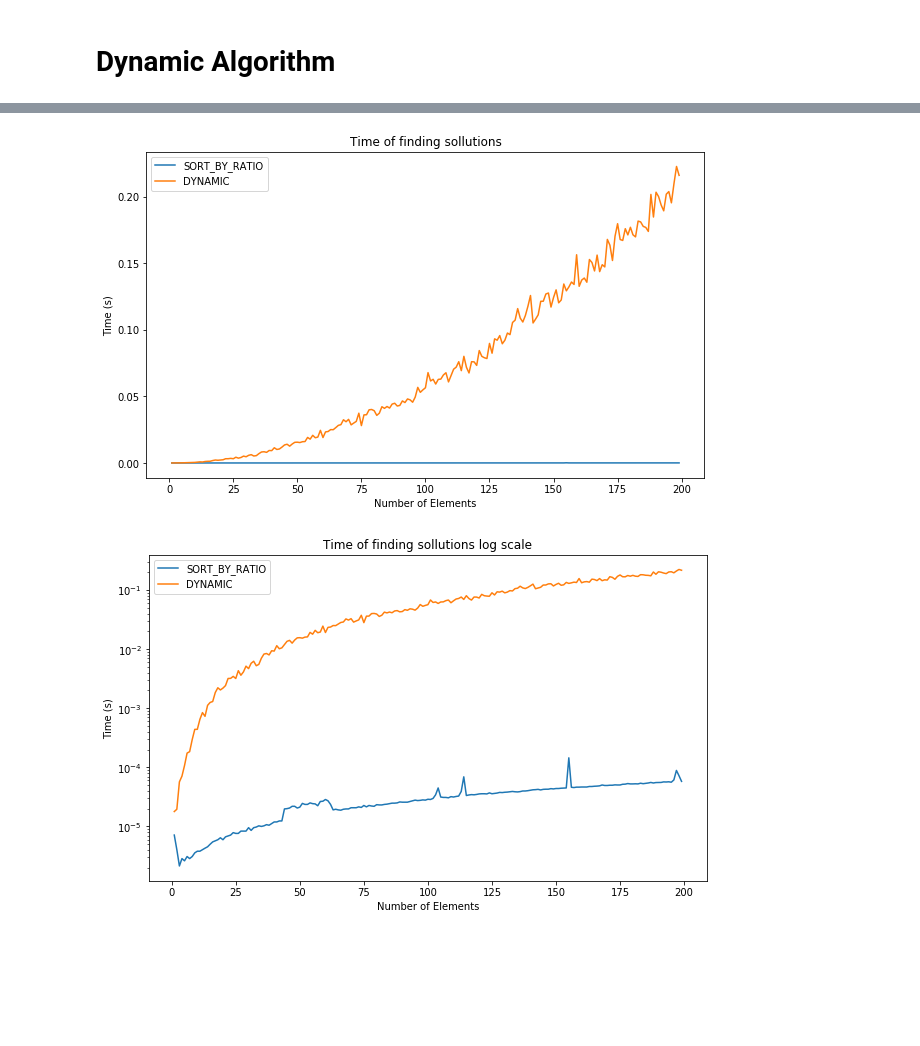
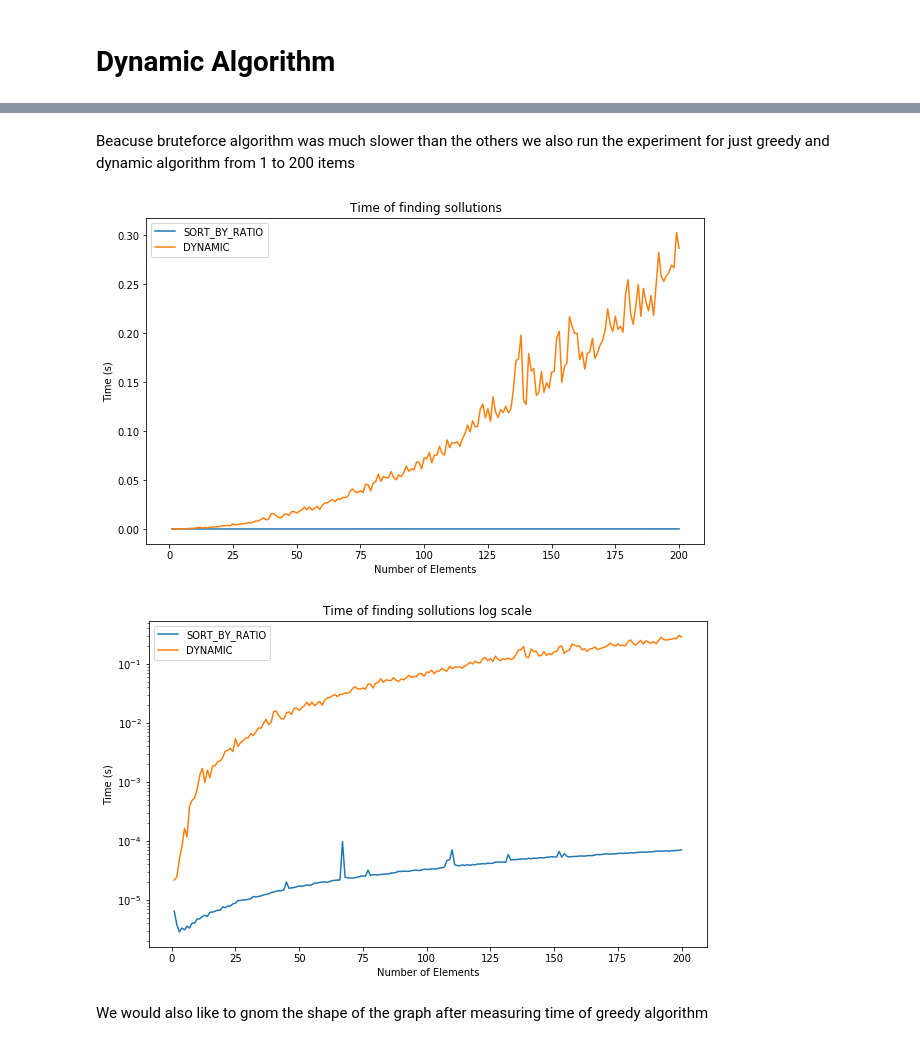
Before and after one commit to trebacz626/ai-projects-uni, a Jupyter notebook: Algorithms and Data Structures/dynamic_programming/dynamic.ipynb, the cells around one changed output, grey strips where cells are left out. Saved outputs shown, nothing was run; the diff lists cells and outputs as text; code cells hidden in the pictures; blank space fills up the shorter version.

```diff
--- a/Algorithms and Data Structures/dynamic_programming/dynamic.ipynb
+++ b/Algorithms and Data Structures/dynamic_programming/dynamic.ipynb
@@ -136,8 +145,12 @@ perform_tests([SORT_BY_RATIO,DYNAMIC,BRUTE_FORCE],1,25)
+# %% [markdown]
+Beacuse bruteforce algorithm was much slower than the others we also run the experiment for just greedy and dynamic algorithm from 1 to 200 items
 # %%
-perform_tests([SORT_BY_RATIO,DYNAMIC],1,200)
+perform_tests([SORT_BY_RATIO,DYNAMIC],1,201)
 # %% [output]
-[figure, old version]
+[figure, new version]
-[figure, old version]
+[figure, new version]
+# %% [markdown]
+We would also like to gnom the shape of the graph after measuring time of greedy algorithm
 # %%
 perform_tests([SORT_BY_RATIO],1,1000)
 # %% [output]
```
Also changed, not shown: parts of 22 cells of this notebook, 2 other files.
